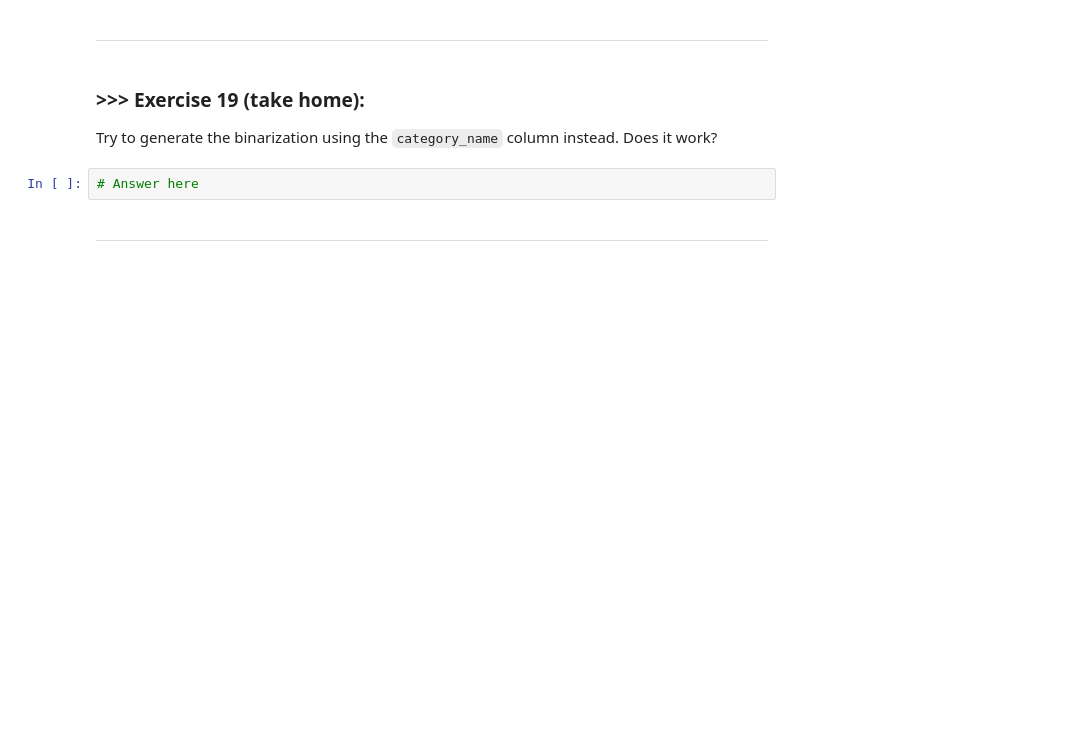
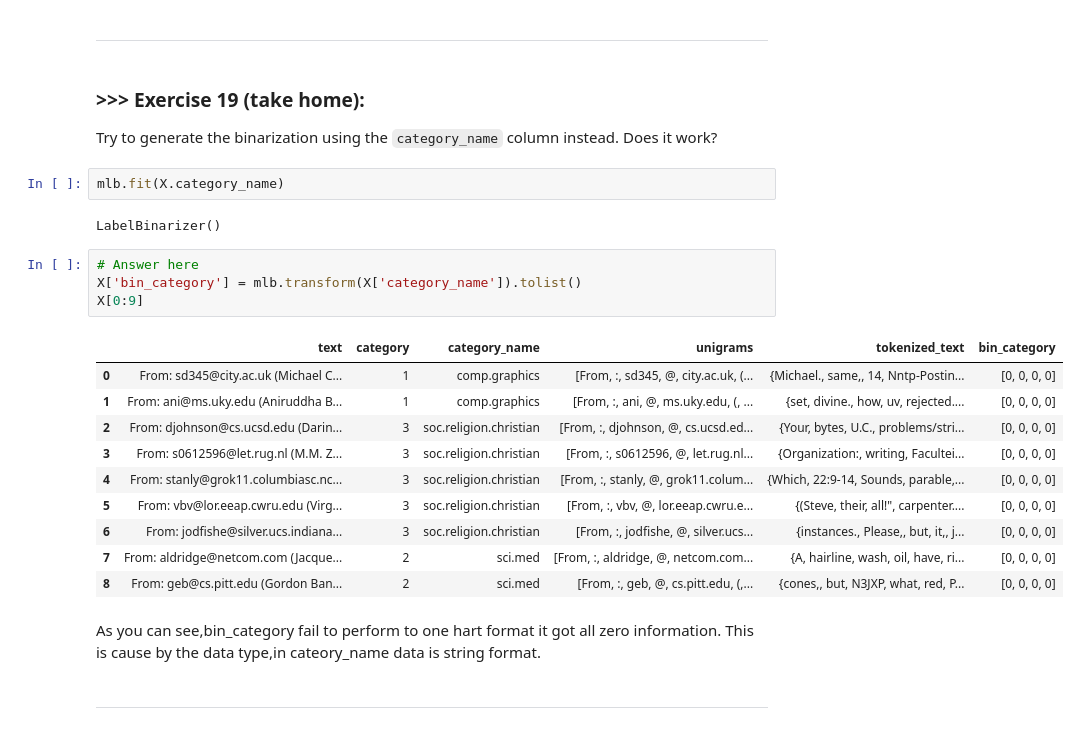
Before and after one commit to VictorSwankyTiger/DM2024-Lab1-Master, a Jupyter notebook: DM2024-Lab1-Master.ipynb, the cells around one changed output. Saved outputs shown, nothing was run; the diff lists cells and outputs as text; blank space fills up the shorter version.

```diff
--- a/DM2024-Lab1-Master.ipynb
+++ b/DM2024-Lab1-Master.ipynb
@@ -2058,8 +2247,27 @@ Attributes with **continuous values** also have strategies to tranform the data;
 # %% [markdown]
 ### >>> **Exercise 19 (take home):**
 Try to generate the binarization using the `category_name` column instead. Does it work?
-# %%
-# Answer here
+# %%
+mlb.fit(X.category_name)
+# %% [output]
+LabelBinarizer()
+# %%
+# Answer here
+X['bin_category'] = mlb.transform(X['category_name']).tolist()
+X[0:9]
+# %% [output]
+|  | text | category | category_name | unigrams | tokenized_text | bin_category |
+| 0 | From: sd345@city.ac.uk (Michael C... | 1 | comp.graphics | [From, :, sd345, @, city.ac.uk, (... | {Michael., same,, 14, Nntp-Postin... | [0, 0, 0, 0] |
+| 1 | From: ani@ms.uky.edu (Aniruddha B... | 1 | comp.graphics | [From, :, ani, @, ms.uky.edu, (, ... | {set, divine., how, uv, rejected.... | [0, 0, 0, 0] |
+| 2 | From: djohnson@cs.ucsd.edu (Darin... | 3 | soc.religion.christian | [From, :, djohnson, @, cs.ucsd.ed... | {Your, bytes, U.C., problems/stri... | [0, 0, 0, 0] |
+| 3 | From: s0612596@let.rug.nl (M.M. Z... | 3 | soc.religion.christian | [From, :, s0612596, @, let.rug.nl... | {Organization:, writing, Facultei... | [0, 0, 0, 0] |
+| 4 | From: stanly@grok11.columbiasc.nc... | 3 | soc.religion.christian | [From, :, stanly, @, grok11.colum... | {Which, 22:9-14, Sounds, parable,... | [0, 0, 0, 0] |
+| 5 | From: vbv@lor.eeap.cwru.edu (Virg... | 3 | soc.religion.christian | [From, :, vbv, @, lor.eeap.cwru.e... | {(Steve, their, all!", carpenter.... | [0, 0, 0, 0] |
+| 6 | From: jodfishe@silver.ucs.indiana... | 3 | soc.religion.christian | [From, :, jodfishe, @, silver.ucs... | {instances., Please,, but, it,, j... | [0, 0, 0, 0] |
+| 7 | From: aldridge@netcom.com (Jacque... | 2 | sci.med | [From, :, aldridge, @, netcom.com... | {A, hairline, wash, oil, have, ri... | [0, 0, 0, 0] |
+| 8 | From: geb@cs.pitt.edu (Gordon Ban... | 2 | sci.med | [From, :, geb, @, cs.pitt.edu, (,... | {cones,, but, N3JXP, what, red, P... | [0, 0, 0, 0] |
+# %% [markdown]
+As you can see,bin_category fail to perform to one hart format it got all zero information. This is cause by the data type,in cateory_name data is string format.
 # %% [markdown]
 ---
 # %% [markdown]
```
Also changed, not shown: parts of 29 cells of this notebook.
